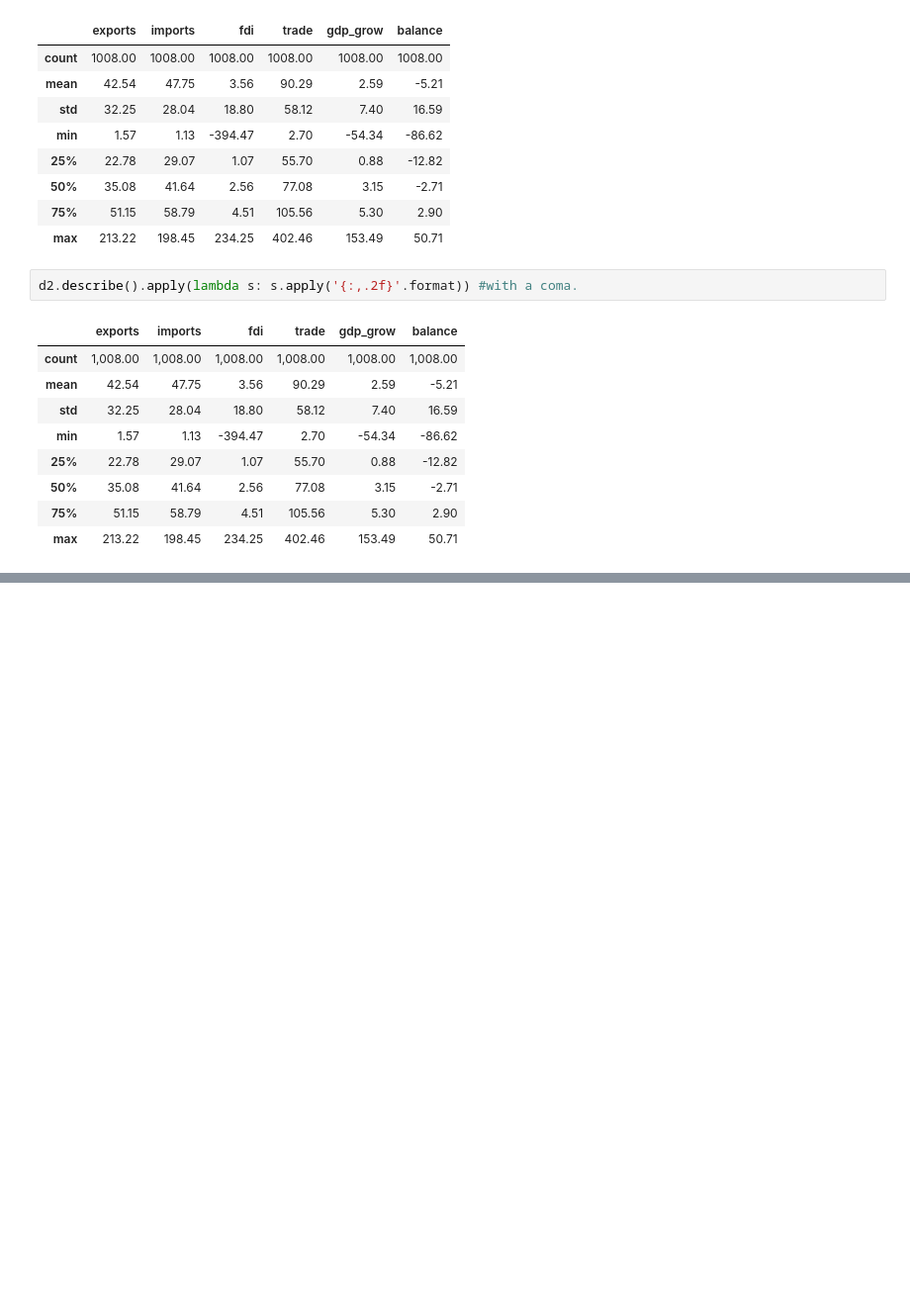
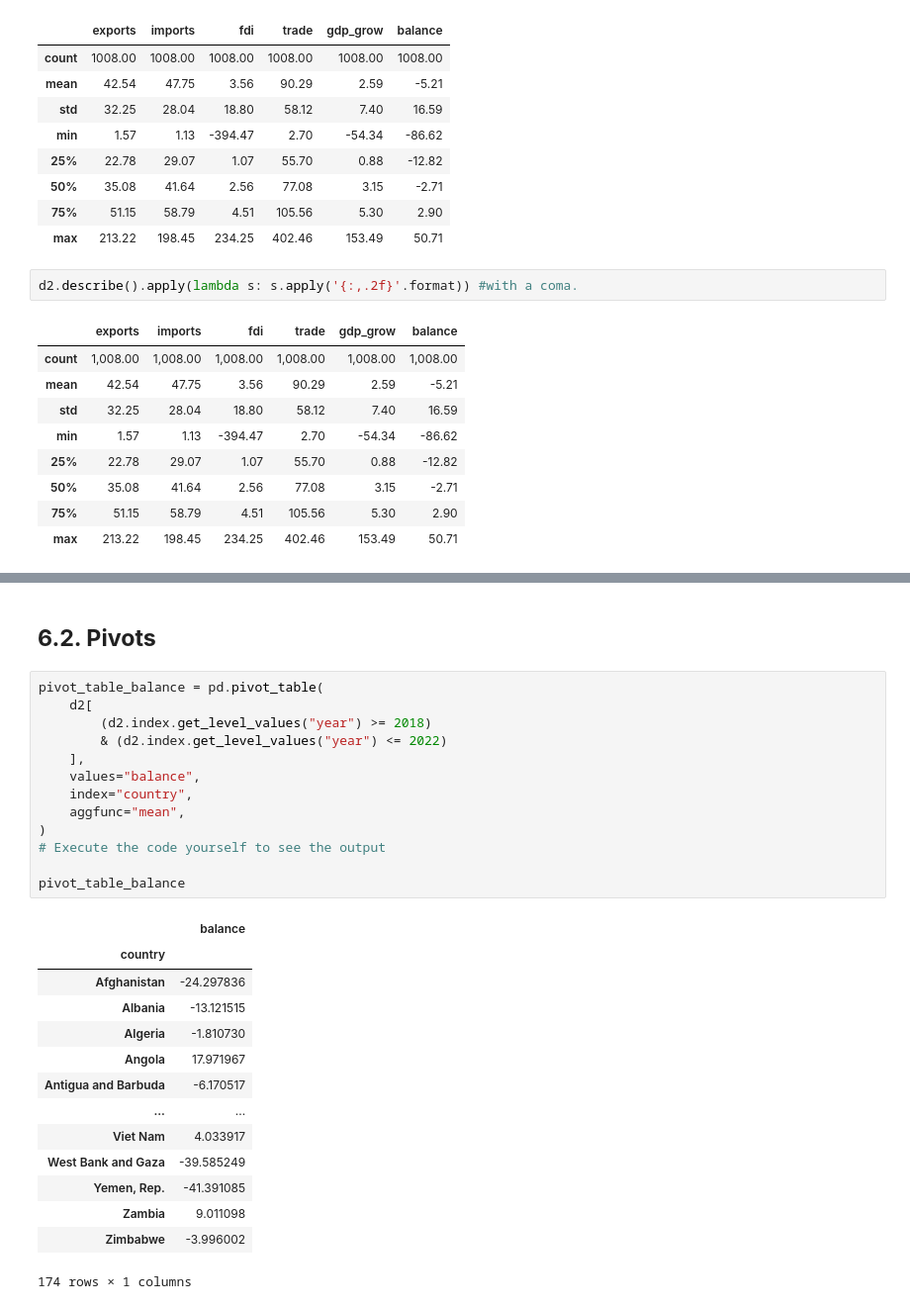
Before and after one commit to DJohanTwT/DataV24, a Jupyter notebook: C2_Clase_5_Dataframe.ipynb, the cells around one changed output, grey strips where cells are left out. Shown at 99% size. Saved outputs shown, nothing was run; the diff lists cells and outputs as text; blank space fills up the shorter version.

```diff
--- a/C2_Clase_5_Dataframe.ipynb
+++ b/C2_Clase_5_Dataframe.ipynb
@@ -292,0 +332,30 @@ d2.describe().apply(lambda s: s.apply('{:,.2f}'.format)) #with a coma.
+# %% [markdown]
+## **6.2. Pivots**
+# %%
+pivot_table_balance = pd.pivot_table(
+    d2[
+        (d2.index.get_level_values("year") >= 2018)
+        & (d2.index.get_level_values("year") <= 2022)
+    ],
+    values="balance",
+    index="country",
+    aggfunc="mean",
+)
+# Execute the code yourself to see the output
+
+pivot_table_balance
+# %% [output]
+|  | balance |
+| country |  |
+| Afghanistan | -24.297836 |
+| Albania | -13.121515 |
+| Algeria | -1.810730 |
+| Angola | 17.971967 |
+| Antigua and Barbuda | -6.170517 |
+| ... | ... |
+| Viet Nam | 4.033917 |
+| West Bank and Gaza | -39.585249 |
+| Yemen, Rep. | -41.391085 |
+| Zambia | 9.011098 |
+| Zimbabwe | -3.996002 |
+174 rows × 1 columns
```
Also changed, not shown: parts of 22 cells of this notebook.
